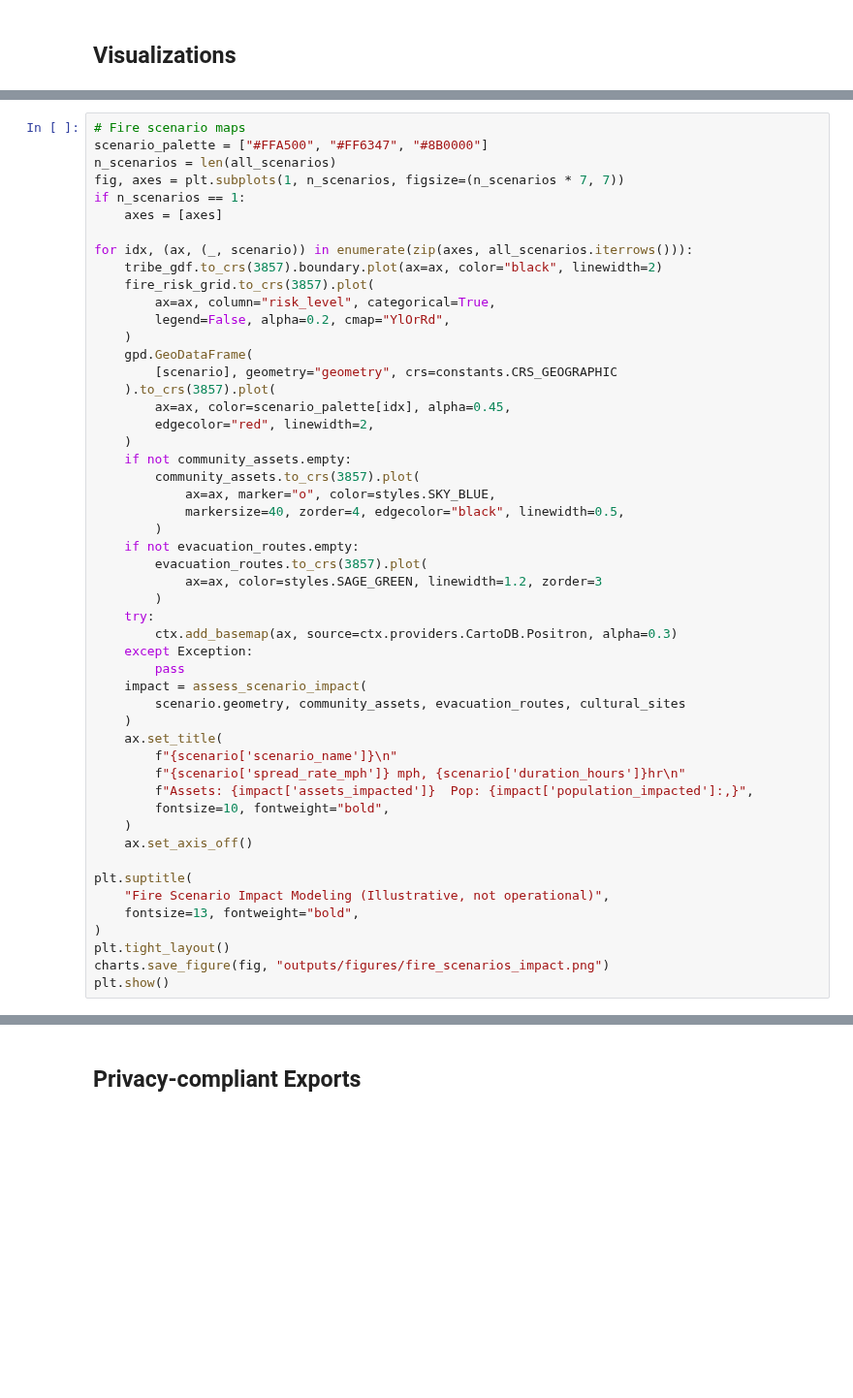
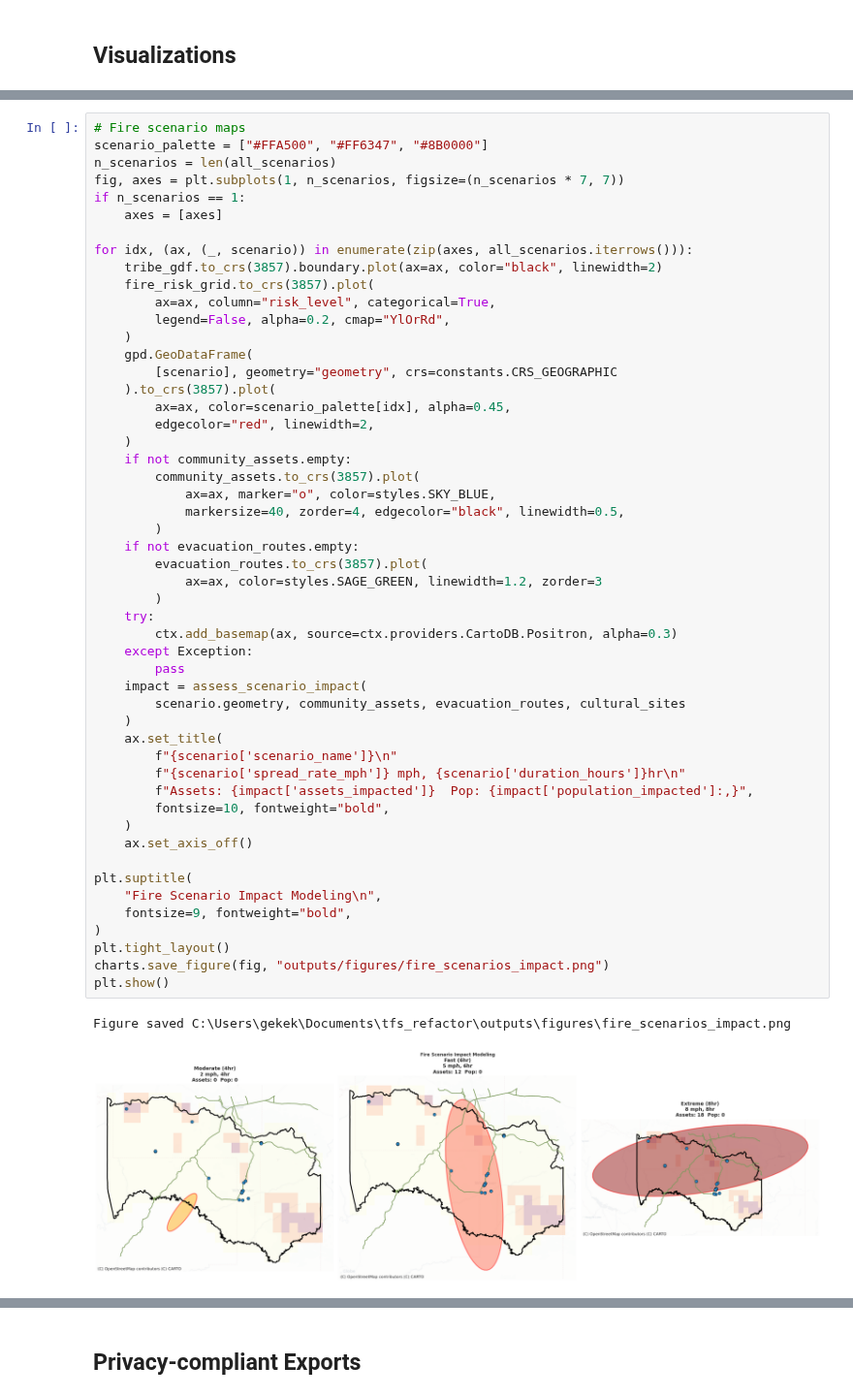
Before and after one commit to daearconsulting/tribal_fire_science, a Jupyter notebook: notebooks/community_assets_at_risk.ipynb, the cells around one changed output, grey strips where cells are left out. Shown at 97% size. Cells and saved outputs as stored; diff of their text form; blank space fills up the shorter version.

```diff
--- a/notebooks/community_assets_at_risk.ipynb
+++ b/notebooks/community_assets_at_risk.ipynb
@@ -1016,35 +1077,38 @@ for idx, (ax, (_, scenario)) in enumerate(zip(axes, all_scenarios.iterrows())):
     )
     if not community_assets.empty:
         community_assets.to_crs(3857).plot(
             ax=ax, marker="o", color=styles.SKY_BLUE,
             markersize=40, zorder=4, edgecolor="black", linewidth=0.5,
         )
     if not evacuation_routes.empty:
         evacuation_routes.to_crs(3857).plot(
             ax=ax, color=styles.SAGE_GREEN, linewidth=1.2, zorder=3
         )
     try:
         ctx.add_basemap(ax, source=ctx.providers.CartoDB.Positron, alpha=0.3)
     except Exception:
         pass
     impact = assess_scenario_impact(
         scenario.geometry, community_assets, evacuation_routes, cultural_sites
     )
     ax.set_title(
         f"{scenario['scenario_name']}\n"
         f"{scenario['spread_rate_mph']} mph, {scenario['duration_hours']}hr\n"
         f"Assets: {impact['assets_impacted']}  Pop: {impact['population_impacted']:,}",
         fontsize=10, fontweight="bold",
     )
     ax.set_axis_off()
 
 plt.suptitle(
-    "Fire Scenario Impact Modeling (Illustrative, not operational)",
-    fontsize=13, fontweight="bold",
+    "Fire Scenario Impact Modeling\n",
+    fontsize=9, fontweight="bold",
 )
 plt.tight_layout()
 charts.save_figure(fig, "outputs/figures/fire_scenarios_impact.png")
 plt.show()
+# %% [output]
+Figure saved C:\Users\gekek\Documents\tfs_refactor\outputs\figures\fire_scenarios_impact.png
+[figure, added]
 # %%
 # Evacuation route vulnerability chart
 if not route_assessment.empty:
```
Also changed, not shown: parts of 11 cells of this notebook, 5 other files.
